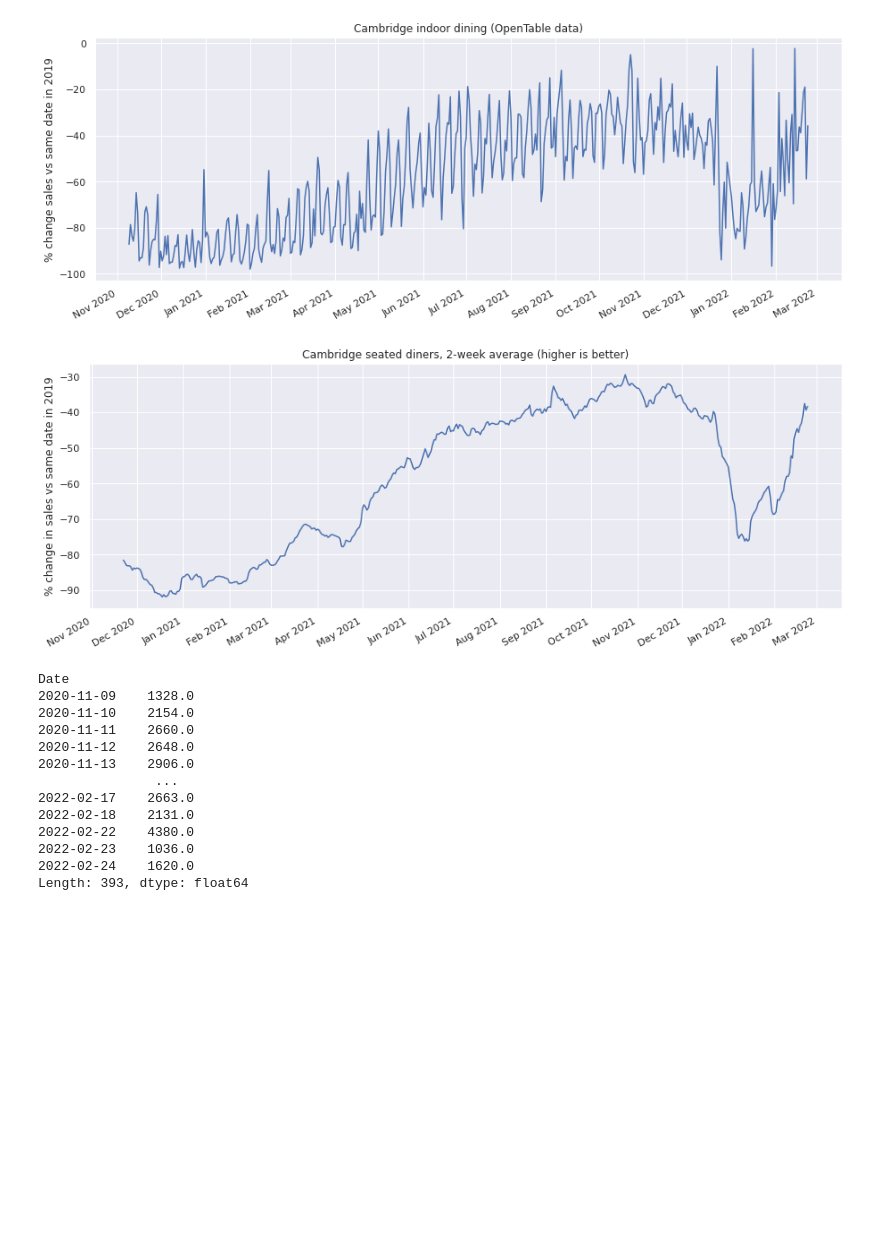
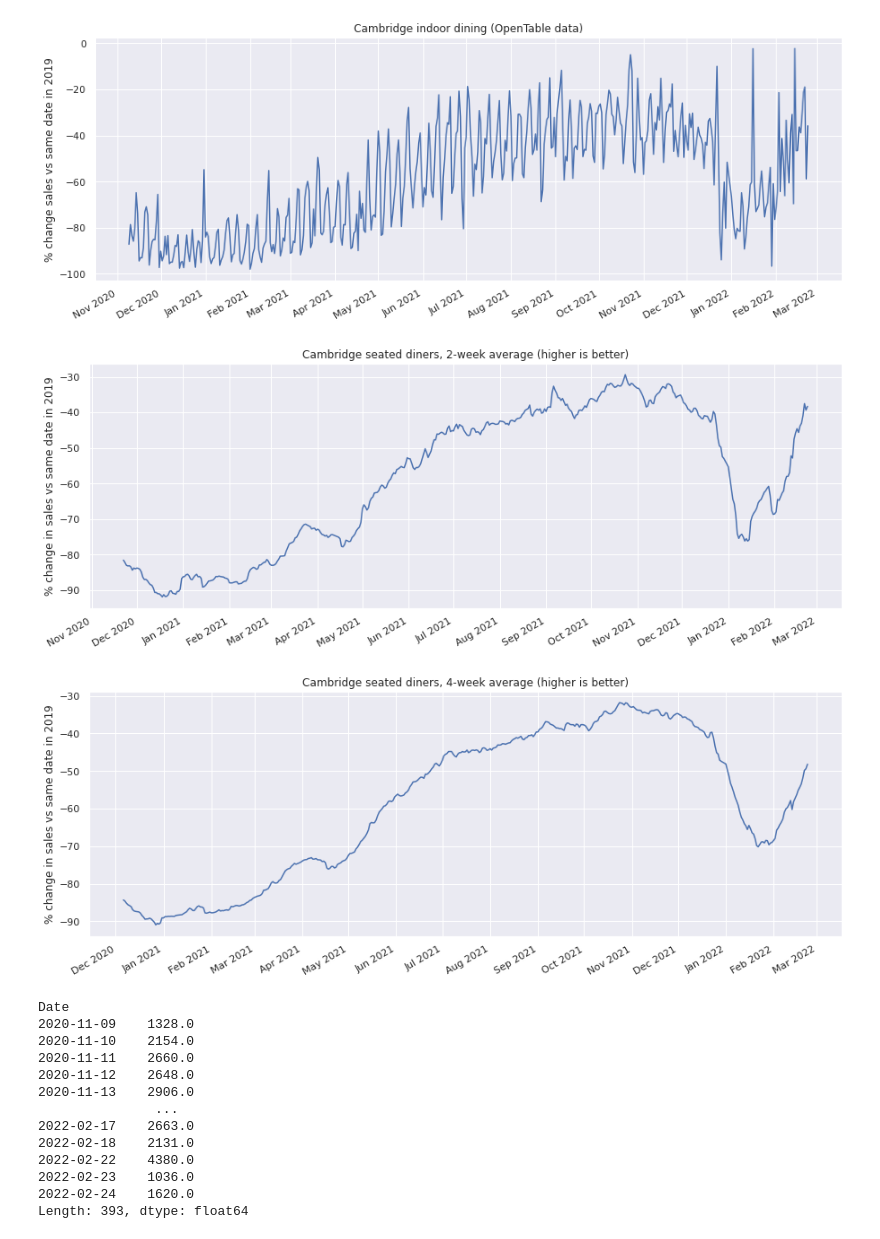
Before and after one commit to itamarst/cambridge-dining, a Jupyter notebook: dining-cambridge.ipynb, the cells around one changed output. Drawn from its saved outputs; the diff is of its cells as text; code cells hidden in the pictures; blank space fills up the shorter version.

```diff
--- a/dining-cambridge.ipynb
+++ b/dining-cambridge.ipynb
@@ -48,8 +48,11 @@ plot_series(cambridge, "Cambridge indoor dining (OpenTable data)", ylabel="% cha
 # %%
 cambridge_14dayaverage = cambridge.rolling(window=14).mean()
 plot_series(cambridge_14dayaverage, "Cambridge seated diners, 2-week average (higher is better)", ylabel="% change in sales vs same date in 2019")
+cambridge_28dayaverage = cambridge.rolling(window=28).mean()
+plot_series(cambridge_28dayaverage, "Cambridge seated diners, 4-week average (higher is better)", ylabel="% change in sales vs same date in 2019")
 # %% [output]
 [figure]
+[figure, added]
 # %%
 covid_cases = pd.read_csv("ma-covid-cases.csv", parse_dates=["Date"])
 covid_cases = covid_cases.set_index("Date")
```
Also changed, not shown: parts of 2 cells of this notebook.
